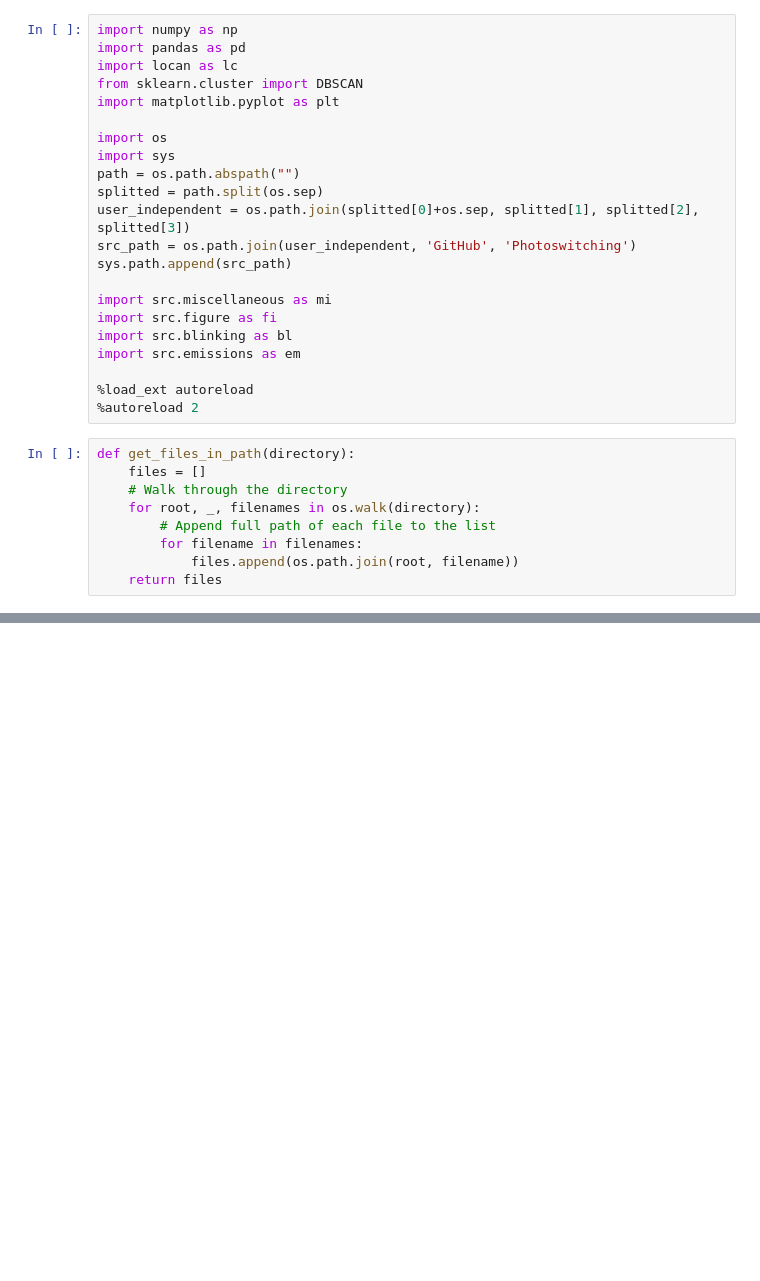
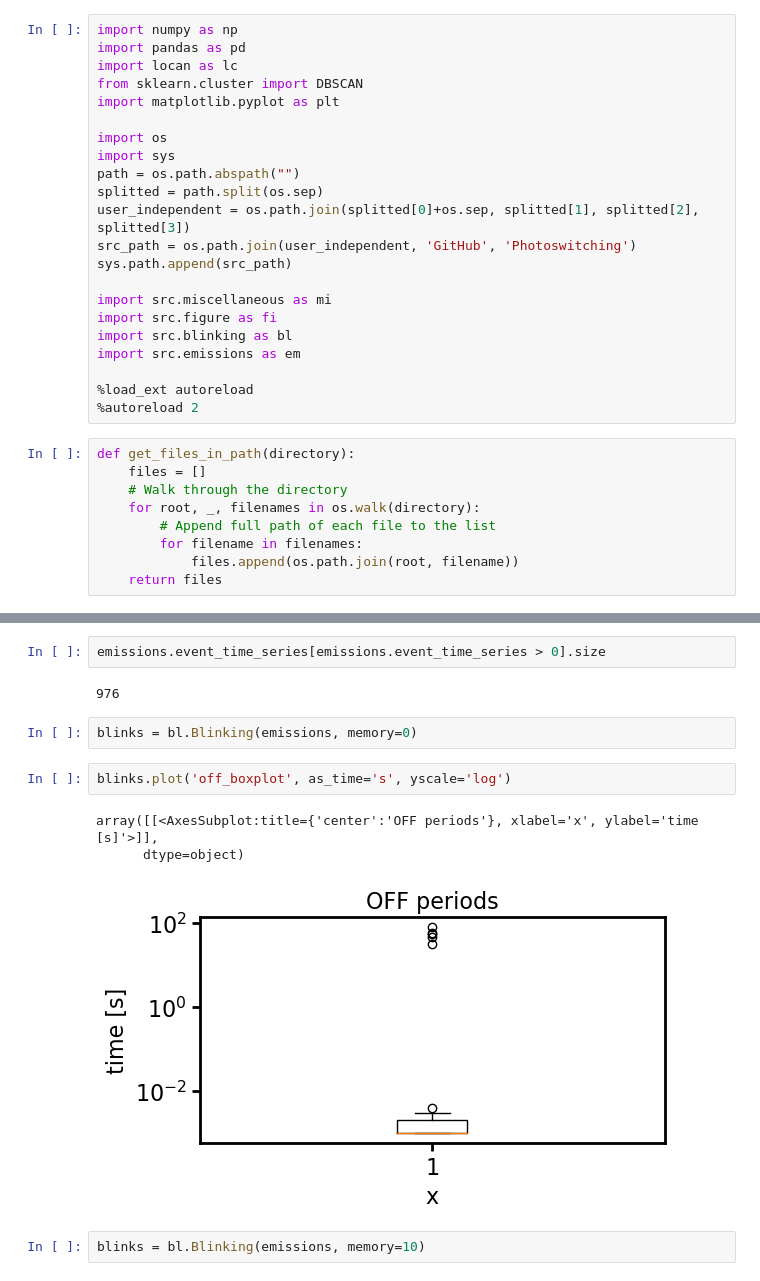
Before and after one commit to super-resolution/Fluopy, a Jupyter notebook: notebooks/cy5/experimental_data/DNA origami/ref.ipynb, the cells around one changed output, grey strips where cells are left out. Saved outputs shown, nothing was run; the diff lists cells and outputs as text; blank space fills up the shorter version.

```diff
--- a/notebooks/cy5/experimental_data/DNA origami/ref.ipynb
+++ b/notebooks/cy5/experimental_data/DNA origami/ref.ipynb
@@ -31,0 +51,14 @@ def get_files_in_path(directory):
+# %%
+emissions.event_time_series[emissions.event_time_series > 0].size
+# %% [output]
+976
+# %%
+blinks = bl.Blinking(emissions, memory=0)
+# %%
+blinks.plot('off_boxplot', as_time='s', yscale='log')
+# %% [output]
+array([[<AxesSubplot:title={'center':'OFF periods'}, xlabel='x', ylabel='time [s]'>]],
+      dtype=object)
+[figure, added]
+# %%
+blinks = bl.Blinking(emissions, memory=10)
```
Also changed, not shown: parts of 28 cells of this notebook, 29 other files.
